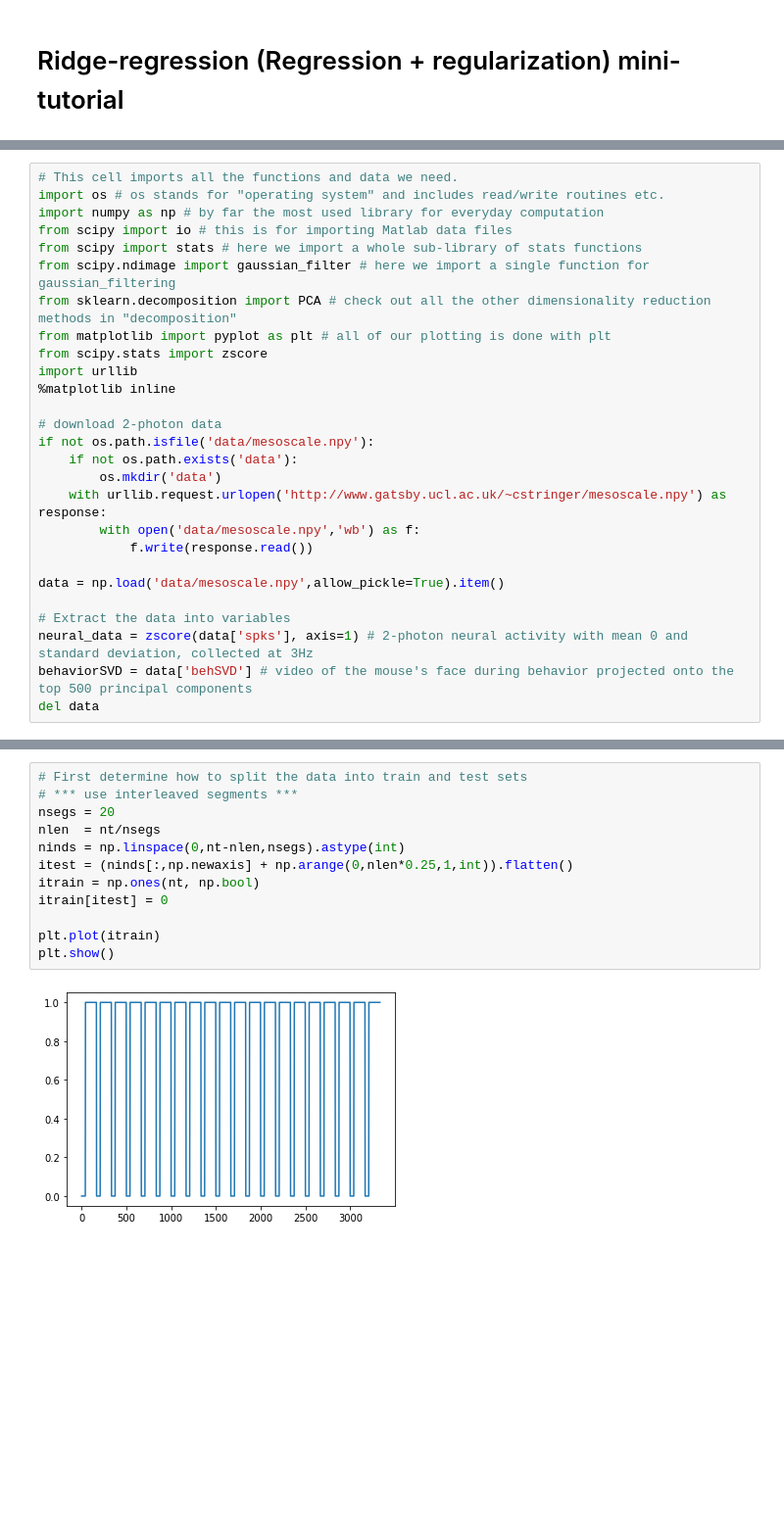
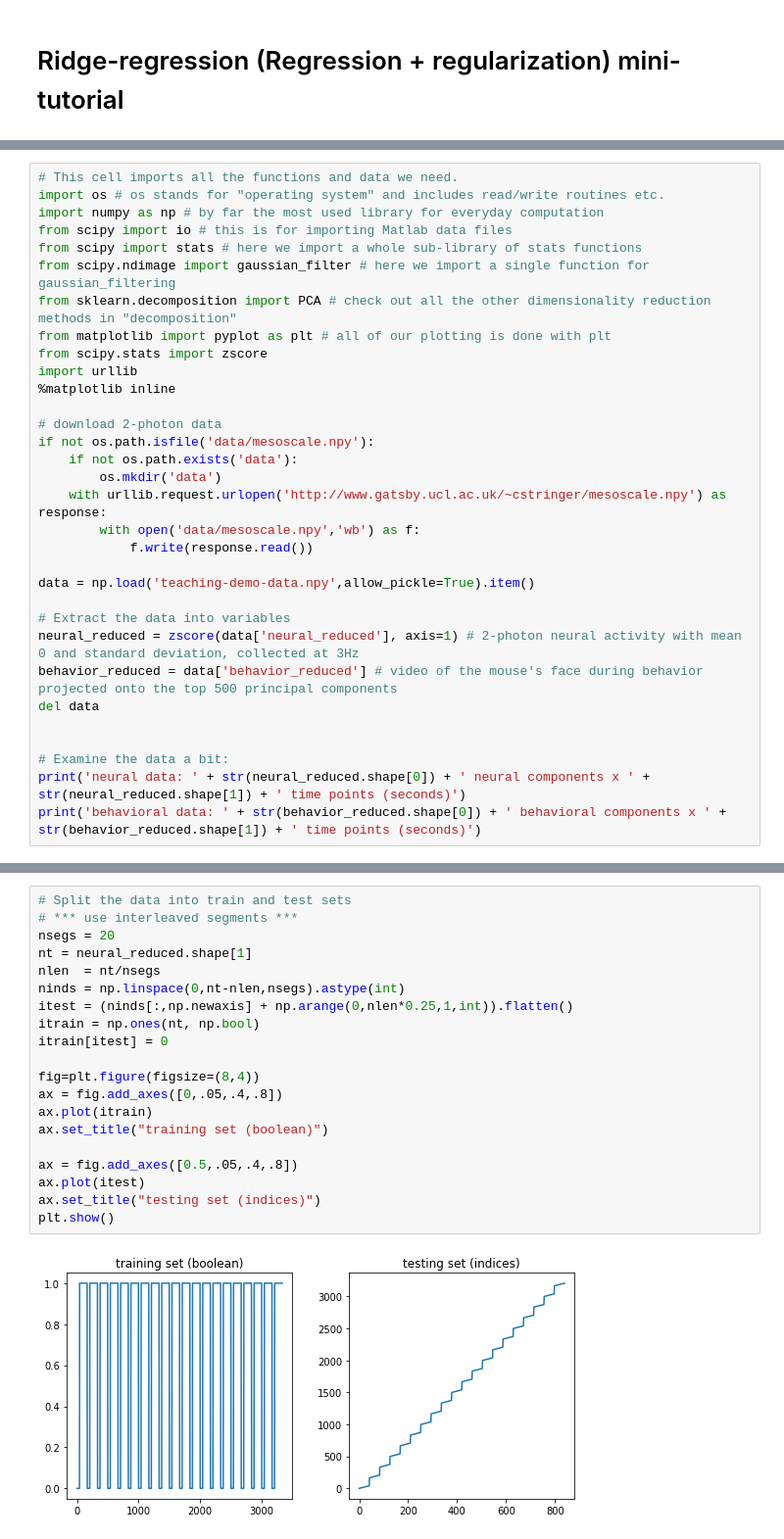
Before and after one commit to kbonnen/NeuromatchTeachingDemo, a Jupyter notebook: ridge-regression-tutorial-solution.ipynb, the cells around one changed output, grey strips where cells are left out. Shown at 98% size. Cells and saved outputs as stored; diff of their text form; blank space fills up the shorter version.

Commit message:
Updated tutorial with blanks (draft 2). Figure out where to host new data file

```diff
--- a/ridge-regression-tutorial-solution.ipynb
+++ b/ridge-regression-tutorial-solution.ipynb
@@ -32,9 +33,14 @@ if not os.path.isfile('data/mesoscale.npy'):
         with open('data/mesoscale.npy','wb') as f:
             f.write(response.read())
 
-data = np.load('data/mesoscale.npy',allow_pickle=True).item()
+data = np.load('teaching-demo-data.npy',allow_pickle=True).item()
 
 # Extract the data into variables
-neural_data = zscore(data['spks'], axis=1) # 2-photon neural activity with mean 0 and standard deviation, collected at 3Hz
-behaviorSVD = data['behSVD'] # video of the mouse's face during behavior projected onto the top 500 principal components
+neural_reduced = zscore(data['neural_reduced'], axis=1) # 2-photon neural activity with mean 0 and standard deviation, collected at 3Hz
+behavior_reduced = data['behavior_reduced'] # video of the mouse's face during behavior projected onto the top 500 principal components
 del data
+
+
+# Examine the data a bit:
+print('neural data: ' + str(neural_reduced.shape[0]) + ' neural components x ' + str(neural_reduced.shape[1]) + ' time points (seconds)')
+print('behavioral data: ' + str(behavior_reduced.shape[0]) + ' behavioral components x ' + str(behavior_reduced.shape[1]) + ' time points (seconds)')
@@ -73,14 +52,22 @@ binned_neural_reduced = V
 # %%
-# First determine how to split the data into train and test sets
+# Split the data into train and test sets
 # *** use interleaved segments ***
 nsegs = 20
+nt = neural_reduced.shape[1]
 nlen  = nt/nsegs
 ninds = np.linspace(0,nt-nlen,nsegs).astype(int)
 itest = (ninds[:,np.newaxis] + np.arange(0,nlen*0.25,1,int)).flatten()
 itrain = np.ones(nt, np.bool)
 itrain[itest] = 0
 
-plt.plot(itrain)
+fig=plt.figure(figsize=(8,4))
+ax = fig.add_axes([0,.05,.4,.8])
+ax.plot(itrain)
+ax.set_title("training set (boolean)")
+
+ax = fig.add_axes([0.5,.05,.4,.8])
+ax.plot(itest)
+ax.set_title("testing set (indices)")
 plt.show()
 # %% [output]
-[figure, old version]
+[figure, new version]
```
Also changed, not shown: parts of 21 cells of this notebook, 1 other file.
